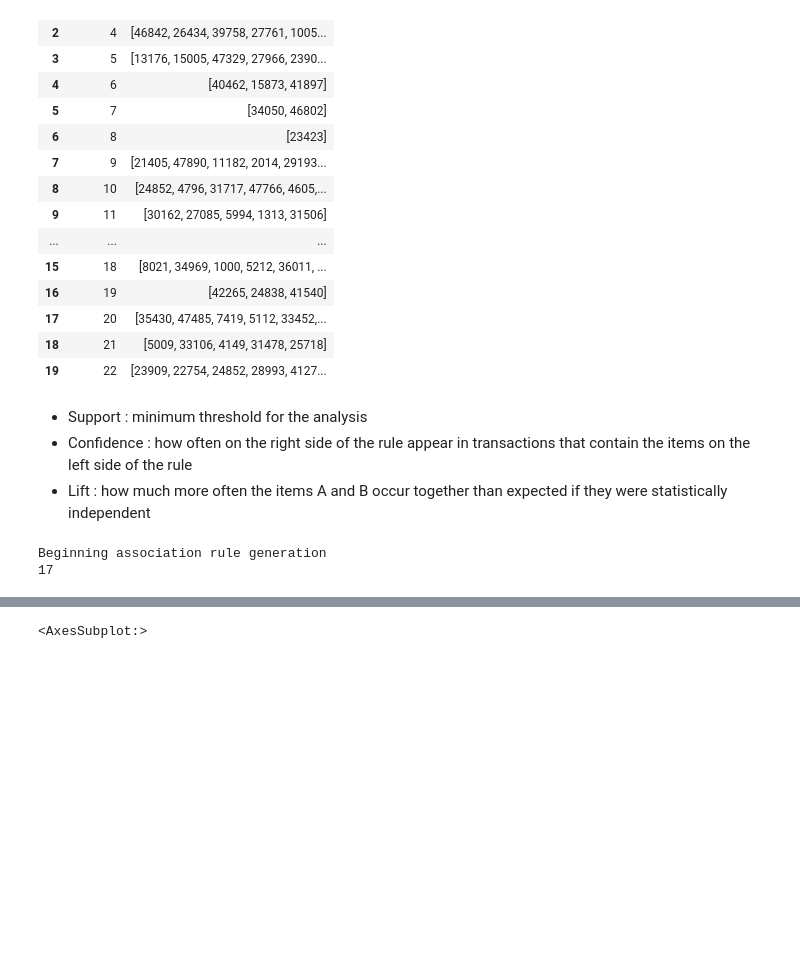
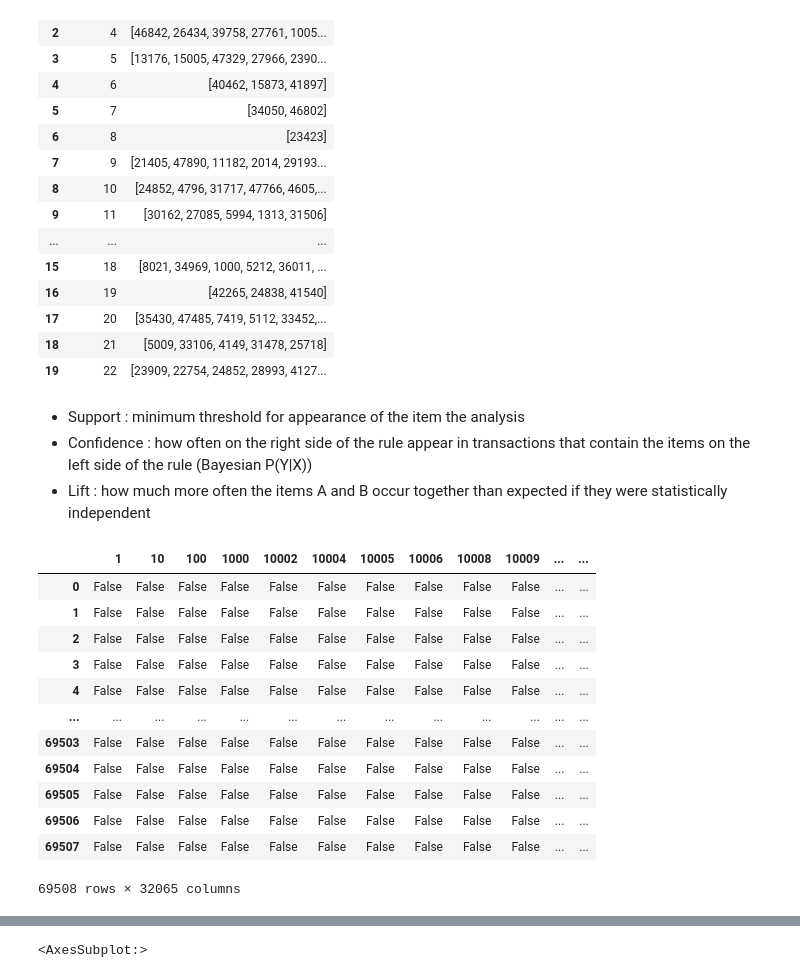
Before and after one commit to kwonowk/market-basket-analysis, a Jupyter notebook: instacart_analysis.ipynb, the cells around one changed output, grey strips where cells are left out. Drawn from its saved outputs; the diff is of its cells as text; code cells hidden in the pictures; blank space fills up the shorter version.

```diff
--- a/instacart_analysis.ipynb
+++ b/instacart_analysis.ipynb
@@ -371,25 +432,33 @@ purchases.head(20)
 | 18 | 21 | [5009, 33106, 4149, 31478, 25718] |
 | 19 | 22 | [23909, 22754, 24852, 28993, 4127... |
 # %% [markdown]
-- Support : minimum threshold for the analysis
+- Support : minimum threshold for appearance of the item the analysis
 - Confidence : how often on the right side of the rule appear in transactions that contain the items on the left side of the rule
+(Bayesian P(Y|X))
 - Lift : how much more often the items A and B occur together than expected if they were statistically independent
 # %%
-from apyori import apriori
 rules_data = purchases.purchase_list.tolist()
 for i in range(len(rules_data)):
     rules_data[i] = list(map(str,rules_data[i]))
-print("Beginning association rule generation")
-
-min_support = 0.01
-min_confidence = 0.1
-min_lift = 1
-association_rules = apriori(rules_data,
-                            min_support = min_support,
-                            min_confidence = min_confidence,
-                            min_list = min_lift)
-association_results = list(association_rules)
-print(len(association_results))
-# %% [output]
-Beginning association rule generation
-17
+# %%
+from mlxtend.preprocessing import TransactionEncoder
+
+te = TransactionEncoder()
+te_ary = te.fit(rules_data).transform(rules_data)
+df= pd.DataFrame(te_ary, columns = te.columns_)
+
+df
+# %% [output]
+|  | 1 | 10 | 100 | 1000 | 10002 | 10004 | 10005 | 10006 | 10008 | 10009 | ... | ... |
+| 0 | False | False | False | False | False | False | False | False | False | False | ... | ... |
+| 1 | False | False | False | False | False | False | False | False | False | False | ... | ... |
+| 2 | False | False | False | False | False | False | False | False | False | False | ... | ... |
+| 3 | False | False | False | False | False | False | False | False | False | False | ... | ... |
+| 4 | False | False | False | False | False | False | False | False | False | False | ... | ... |
+| ... | ... | ... | ... | ... | ... | ... | ... | ... | ... | ... | ... | ... |
+| 69503 | False | False | False | False | False | False | False | False | False | False | ... | ... |
+| 69504 | False | False | False | False | False | False | False | False | False | False | ... | ... |
+| 69505 | False | False | False | False | False | False | False | False | False | False | ... | ... |
+| 69506 | False | False | False | False | False | False | False | False | False | False | ... | ... |
+| 69507 | False | False | False | False | False | False | False | False | False | False | ... | ... |
+69508 rows × 32065 columns
```
Also changed, not shown: parts of 9 cells of this notebook.
